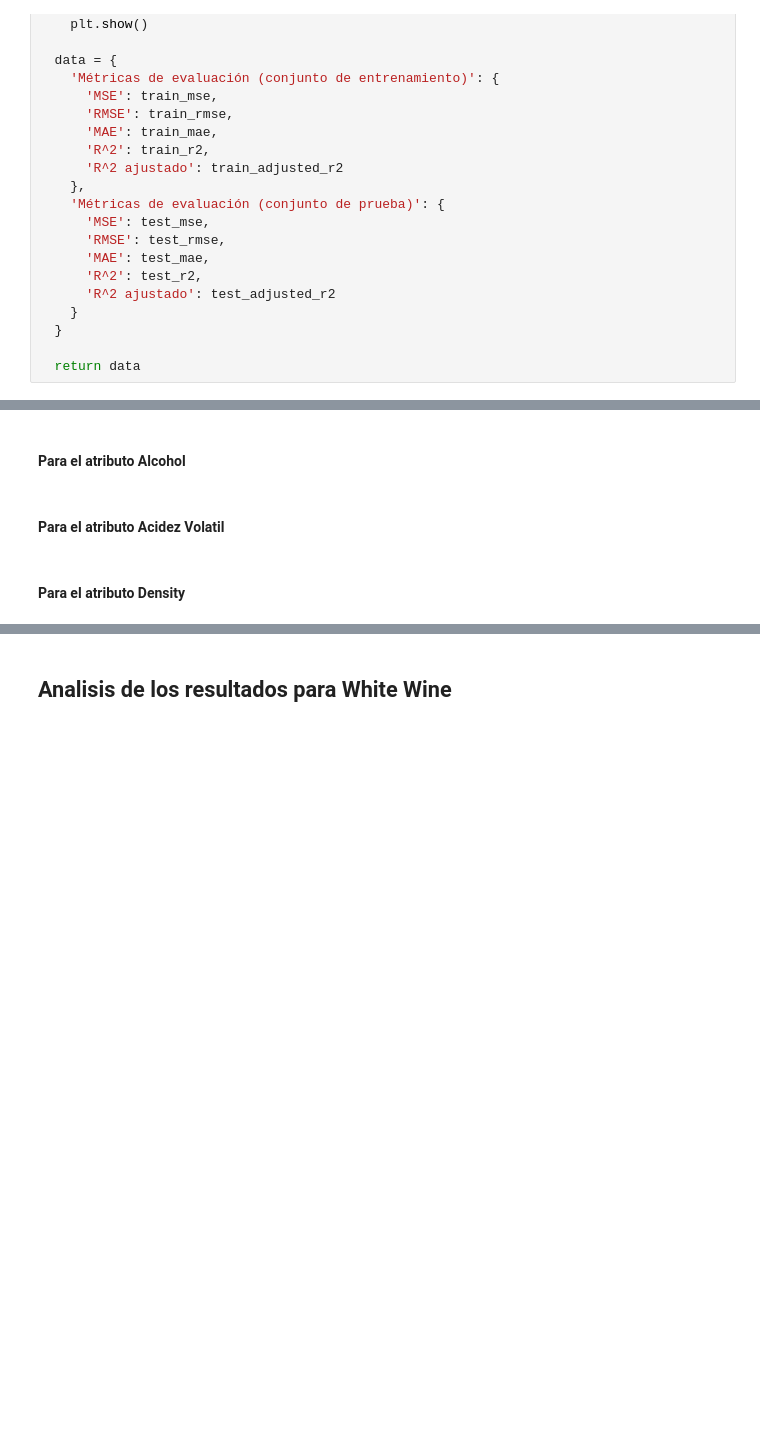
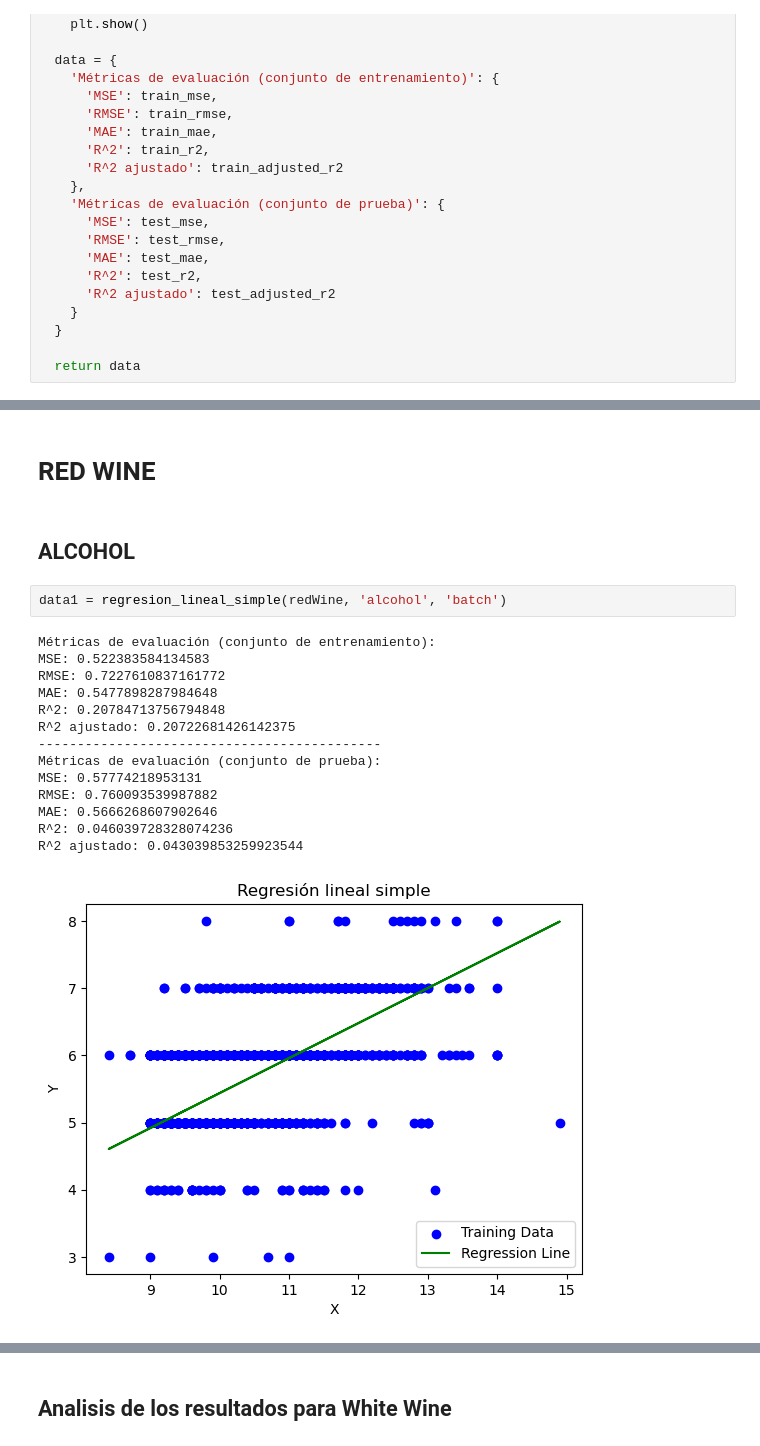
Before and after one commit to AmandaFlores7/LAB2_IA, a Jupyter notebook: lab.ipynb, the cells around one changed output, grey strips where cells are left out. Cells and saved outputs as stored; diff of their text form; blank space fills up the shorter version.

```diff
--- a/lab.ipynb
+++ b/lab.ipynb
@@ -470,6 +622,21 @@ regresion_lineal_simple(redWine, 'alcohol', 'stochastic')
-# %% [markdown]
-#### Para el atributo Alcohol
-# %% [markdown]
-#### Para el atributo Acidez Volatil
-# %% [markdown]
-#### Para el atributo Density
+# %% [markdown]
+# RED WINE
+# %% [markdown]
+## ALCOHOL
+# %%
+data1 = regresion_lineal_simple(redWine, 'alcohol', 'batch')
+# %% [output]
+Métricas de evaluación (conjunto de entrenamiento):
+MSE: 0.522383584134583
+RMSE: 0.7227610837161772
+MAE: 0.5477898287984648
+R^2: 0.20784713756794848
+R^2 ajustado: 0.20722681426142375
+--------------------------------------------
+Métricas de evaluación (conjunto de prueba):
+MSE: 0.57774218953131
+RMSE: 0.760093539987882
+MAE: 0.5666268607902646
+R^2: 0.046039728328074236
+R^2 ajustado: 0.043039853259923544
+[figure, added]
```
Also changed, not shown: parts of 70 cells of this notebook.
